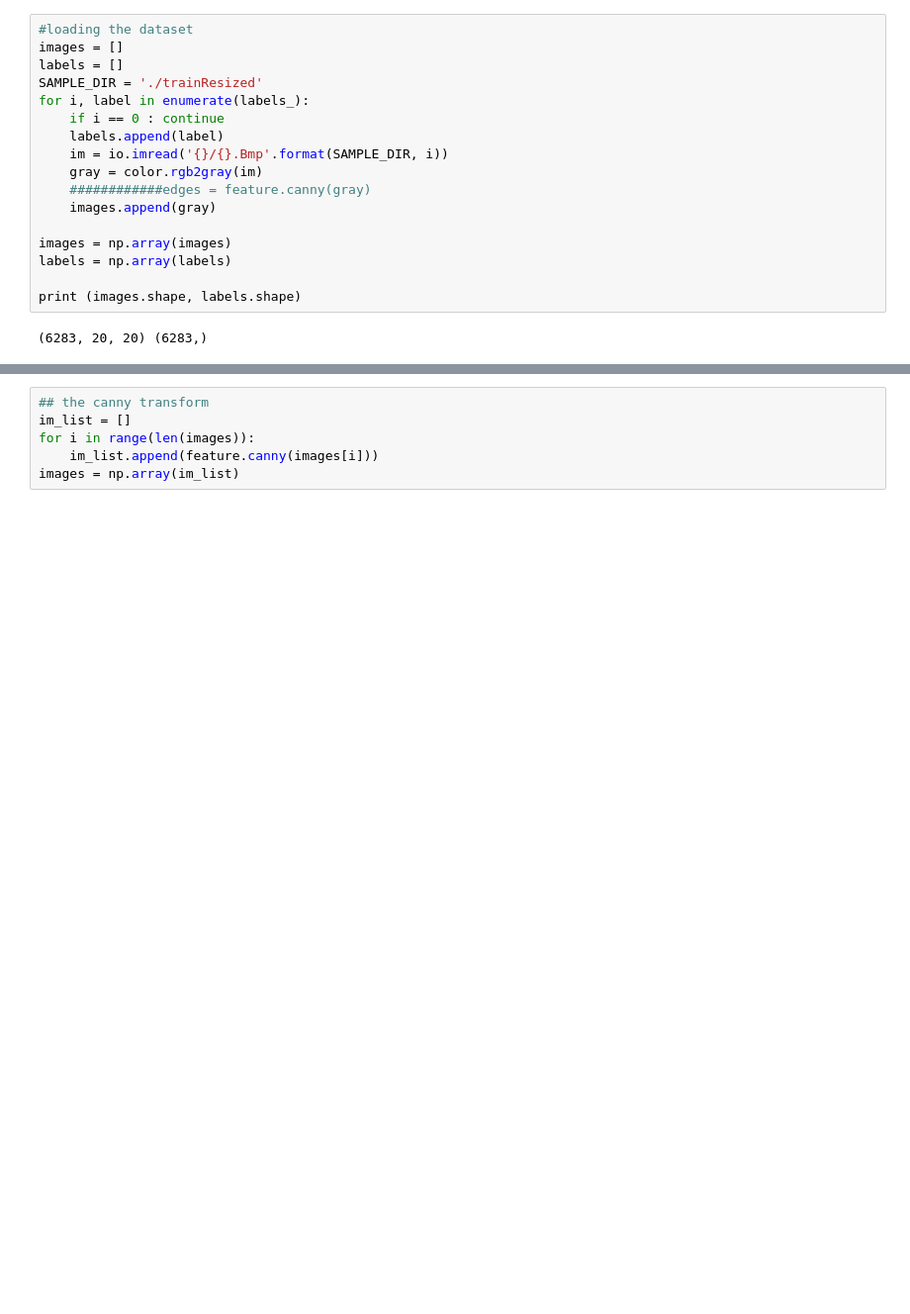
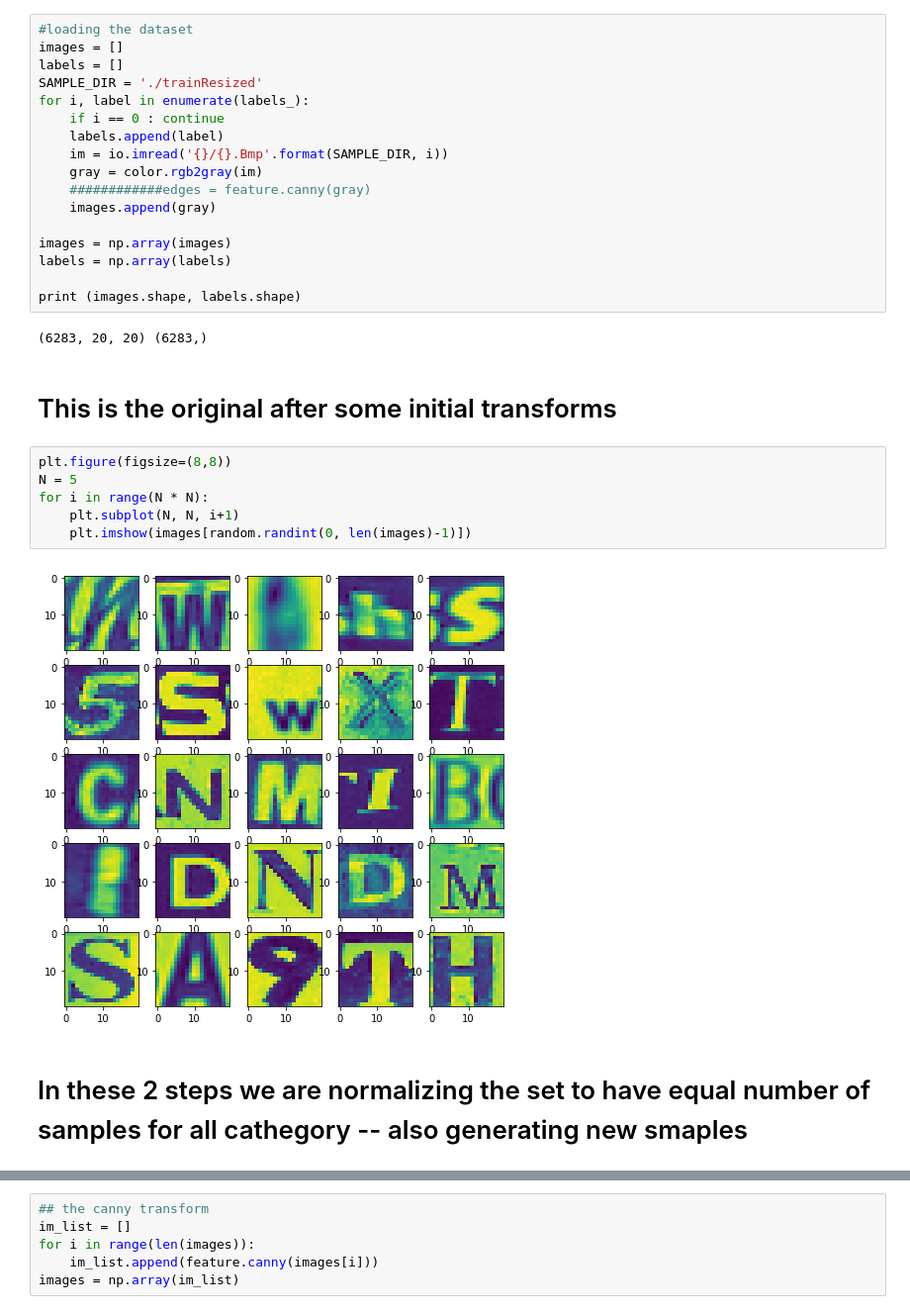
Before and after one commit to tempflip/char_recognition, a Jupyter notebook: char_classify.ipynb, the cells around one changed output, grey strips where cells are left out. Shown at 99% size. Saved outputs shown, nothing was run; the diff lists cells and outputs as text; blank space fills up the shorter version.

```diff
--- a/char_classify.ipynb
+++ b/char_classify.ipynb
@@ -44,6 +50,18 @@ labels = np.array(labels)
 print (images.shape, labels.shape)
 # %% [output]
 (6283, 20, 20) (6283,)
+# %% [markdown]
+# This is the original after some initial transforms
+# %%
+plt.figure(figsize=(8,8))
+N = 5
+for i in range(N * N):
+    plt.subplot(N, N, i+1)
+    plt.imshow(images[random.randint(0, len(images)-1)])
+# %% [output]
+[figure, added]
+# %% [markdown]
+# In these 2 steps we are normalizing the set to have equal number of samples for all cathegory -- also generating new smaples
 # %%
 # filtering the set
 # this is optional!
```
Also changed, not shown: parts of 19 cells of this notebook.
